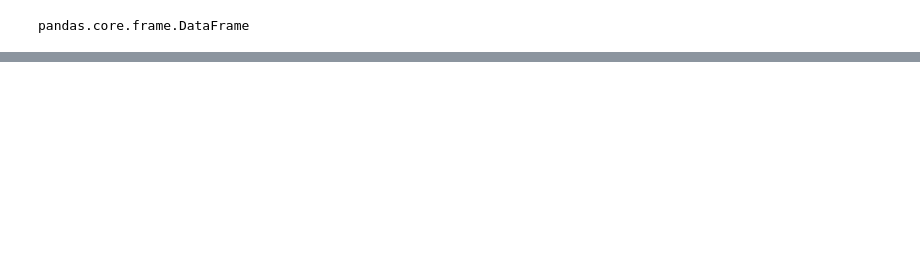
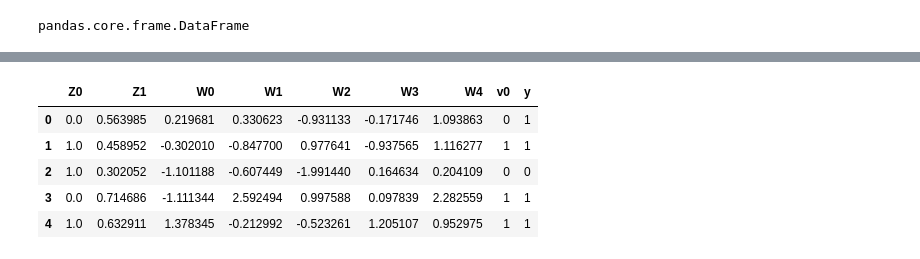
Before and after one commit to shamanth-kuthpadi/IoCP, a Jupyter notebook: testing_updated_pipeline.ipynb, the cells around one changed output, grey strips where cells are left out. Drawn from its saved outputs; the diff is of its cells as text; code cells hidden in the pictures; blank space fills up the shorter version.

```diff
--- a/testing_updated_pipeline.ipynb
+++ b/testing_updated_pipeline.ipynb
@@ -154,0 +201,9 @@ causal_module.results['interventional_samples']
+# %%
+data[:5]
+# %% [output]
+|  | Z0 | Z1 | W0 | W1 | W2 | W3 | W4 | v0 | y |
+| 0 | 0.0 | 0.563985 | 0.219681 | 0.330623 | -0.931133 | -0.171746 | 1.093863 | 0 | 1 |
+| 1 | 1.0 | 0.458952 | -0.302010 | -0.847700 | 0.977641 | -0.937565 | 1.116277 | 1 | 1 |
+| 2 | 1.0 | 0.302052 | -1.101188 | -0.607449 | -1.991440 | 0.164634 | 0.204109 | 0 | 0 |
+| 3 | 0.0 | 0.714686 | -1.111344 | 2.592494 | 0.997588 | 0.097839 | 2.282559 | 1 | 1 |
+| 4 | 1.0 | 0.632911 | 1.378345 | -0.212992 | -0.523261 | 1.205107 | 0.952975 | 1 | 1 |
```
Also changed, not shown: parts of 11 cells of this notebook, 7 other files.
